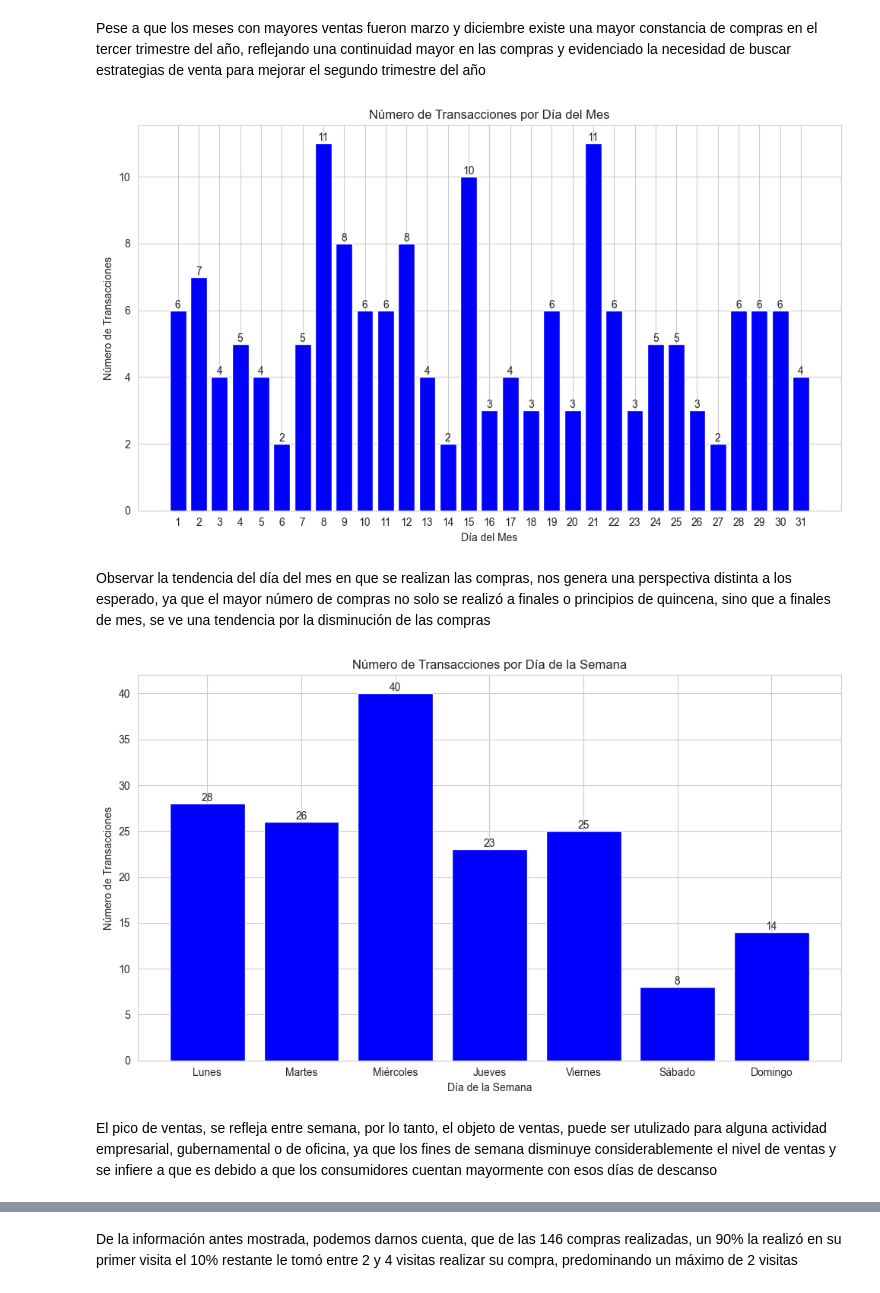
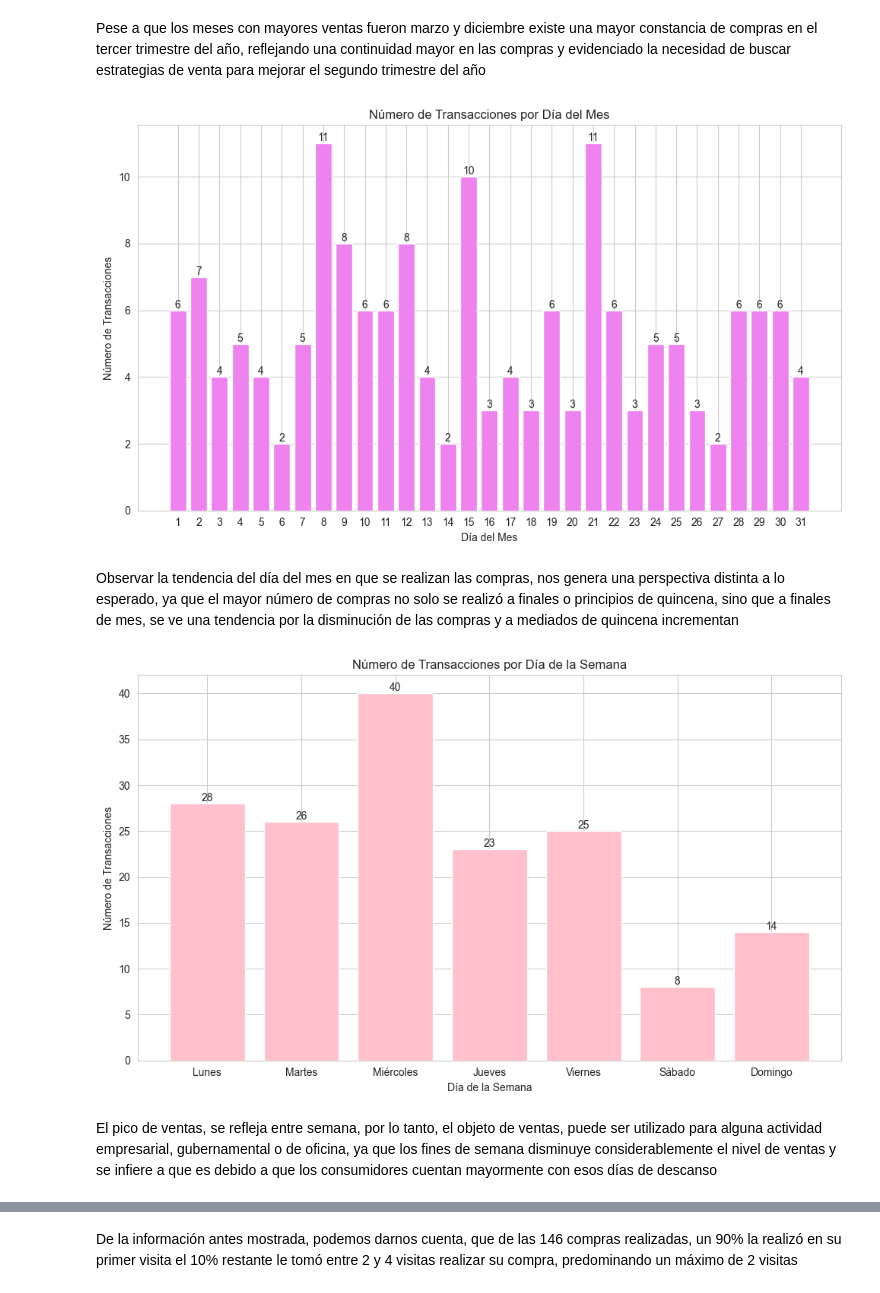
Before and after one commit to Bryan31004/Consumer_Spending_Prediction_ML, a Jupyter notebook: Consumer_Spending_Prediction ML.ipynb, the cells around one changed output, grey strips where cells are left out. Cells and saved outputs as stored; diff of their text form; code cells hidden in the pictures.

```diff
--- a/Consumer_Spending_Prediction ML.ipynb
+++ b/Consumer_Spending_Prediction ML.ipynb
@@ -556,7 +667,7 @@ all_days = range(1, 32)
 
 # Crear el gráfico de barras
 plt.figure(figsize=(10, 6))
-plt.bar(all_days, [day_counts.get(day, 0) for day in all_days], color='blue')
+plt.bar(all_days, [day_counts.get(day, 0) for day in all_days], color='violet')
 
 # Añadir texto con el valor de cada barra
 for day in all_days:
@@ -575,40 +686,40 @@ plt.xticks(all_days)
 plt.tight_layout()
 plt.show()
 # %% [output]
-[figure, old version]
+[figure, new version]
 # %% [markdown]
-Observar la tendencia del día del mes en que se realizan las compras, nos genera una perspectiva distinta a los esperado, ya que el mayor número de compras no solo se realizó a finales o principios de quincena, sino que a finales de mes, se ve una tendencia por la disminución de las compras
+Observar la tendencia del día del mes en que se realizan las compras, nos genera una perspectiva distinta a lo esperado, ya que el mayor número de compras no solo se realizó a finales o principios de quincena, sino que a finales de mes, se ve una tendencia por la disminución de las compras y a mediados de quincena incrementan
 # %%
 # Calcular el conteo de transacciones por día de la semana
 weekday_counts = filtered_data['weekday'].value_counts().sort_index()
 
 # Obtener los días de la semana como una lista de enteros
 weekdays = weekday_counts.index
 
 # Nombres de los días de la semana
 weekday_names = ['Lunes', 'Martes', 'Miércoles', 'Jueves', 'Viernes', 'Sábado', 'Domingo']
 
 # Crear el gráfico de barras
 plt.figure(figsize=(10, 6))
-plt.bar(weekdays, weekday_counts.values, color='blue')
+plt.bar(weekdays, weekday_counts.values, color='pink')
 
 # Añadir texto con el valor de cada barra
 for weekday, count in zip(weekdays, weekday_counts.values):
     plt.text(weekday, count, str(count), ha='center', va='bottom')
 
 # Establecer los nombres de los días de la semana como etiquetas del eje x
 plt.xticks(weekdays, weekday_names)
 
 # Título y etiquetas de los ejes
 plt.title('Número de Transacciones por Día de la Semana')
 plt.xlabel('Día de la Semana')
 plt.ylabel('Número de Transacciones')
 
 # Mostrar el gráfico
 plt.tight_layout()
 plt.show()
 # %% [output]
-[figure, old version]
+[figure, new version]
 # %% [markdown]
-El pico de ventas, se refleja entre semana, por lo tanto, el objeto de ventas, puede ser utulizado para alguna actividad empresarial, gubernamental o de oficina, ya que los fines de semana disminuye considerablemente el nivel de ventas y se infiere a que es debido a que los consumidores cuentan mayormente con esos días de descanso
+El pico de ventas, se refleja entre semana, por lo tanto, el objeto de ventas, puede ser utilizado para alguna actividad empresarial, gubernamental o de oficina, ya que los fines de semana disminuye considerablemente el nivel de ventas y se infiere a que es debido a que los consumidores cuentan mayormente con esos días de descanso
 # %%
```
Also changed, not shown: parts of 52 cells of this notebook, 3 other files.
